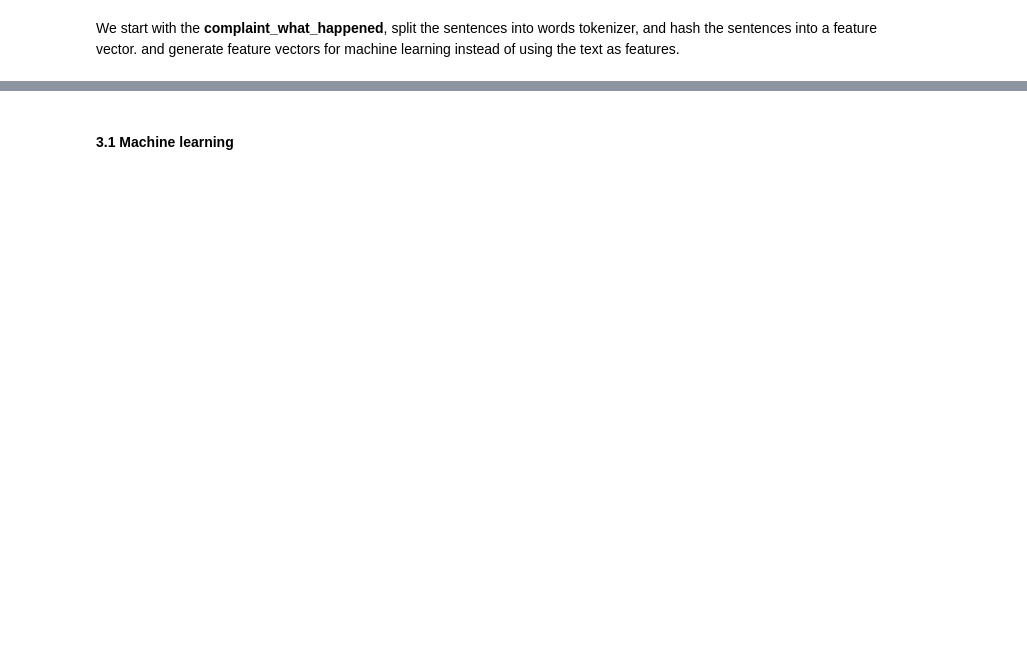
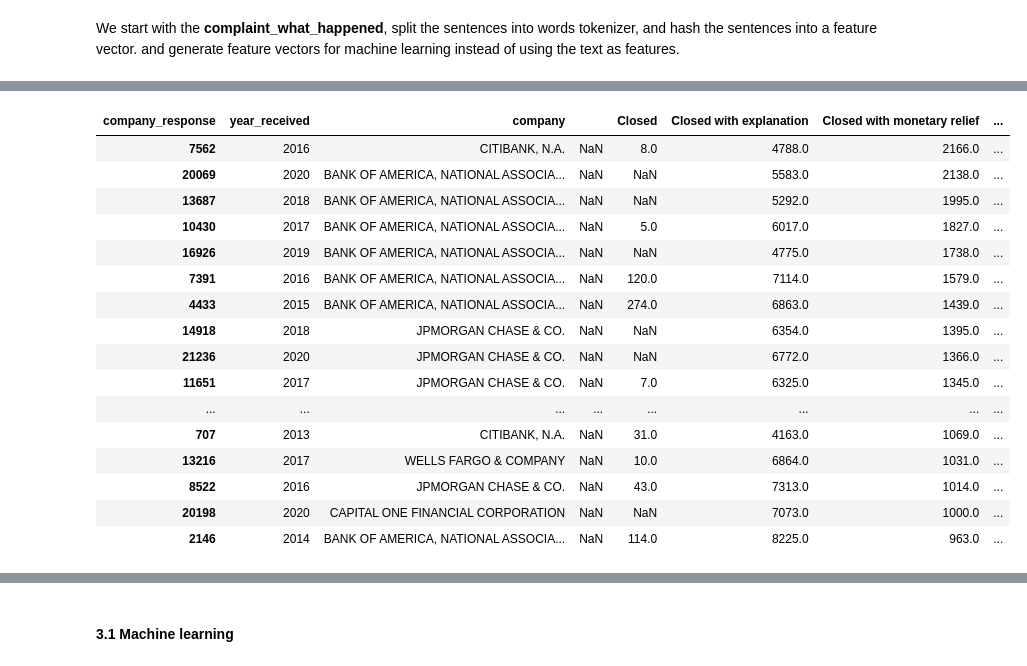
Before and after one commit to rachel0614/BDA2021Project1, a Jupyter notebook: BDA/CustomerComplaint.ipynb, the cells around one changed output, grey strips where cells are left out. Cells and saved outputs as stored; diff of their text form; code cells hidden in the pictures; blank space fills up the shorter version.

```diff
--- a/BDA/CustomerComplaint.ipynb
+++ b/BDA/CustomerComplaint.ipynb
@@ -433,0 +388,4 @@ We start with the **complaint_what_happened**, split the sentences into words to
+# %%
+# is the
+df_company_response_by_year = pd.pivot_table(sdf.groupBy("year_received","company","company_response").count().toPandas(),\
+               values = 'count', index=['year_received','company'], columns = 'company_response').reset_index()
@@ -433,0 +429,20 @@ We start with the **complaint_what_happened**, split the sentences into words to
+# %%
+df_company_response_by_year.sort_values("Closed with monetary relief",ascending=False)[:20]
+# %% [output]
+| company_response | year_received | company |  | Closed | Closed with explanation | Closed with monetary relief | ... |
+| 7562 | 2016 | CITIBANK, N.A. | NaN | 8.0 | 4788.0 | 2166.0 | ... |
+| 20069 | 2020 | BANK OF AMERICA, NATIONAL ASSOCIA... | NaN | NaN | 5583.0 | 2138.0 | ... |
+| 13687 | 2018 | BANK OF AMERICA, NATIONAL ASSOCIA... | NaN | NaN | 5292.0 | 1995.0 | ... |
+| 10430 | 2017 | BANK OF AMERICA, NATIONAL ASSOCIA... | NaN | 5.0 | 6017.0 | 1827.0 | ... |
+| 16926 | 2019 | BANK OF AMERICA, NATIONAL ASSOCIA... | NaN | NaN | 4775.0 | 1738.0 | ... |
+| 7391 | 2016 | BANK OF AMERICA, NATIONAL ASSOCIA... | NaN | 120.0 | 7114.0 | 1579.0 | ... |
+| 4433 | 2015 | BANK OF AMERICA, NATIONAL ASSOCIA... | NaN | 274.0 | 6863.0 | 1439.0 | ... |
+| 14918 | 2018 | JPMORGAN CHASE & CO. | NaN | NaN | 6354.0 | 1395.0 | ... |
+| 21236 | 2020 | JPMORGAN CHASE & CO. | NaN | NaN | 6772.0 | 1366.0 | ... |
+| 11651 | 2017 | JPMORGAN CHASE & CO. | NaN | 7.0 | 6325.0 | 1345.0 | ... |
+| ... | ... | ... | ... | ... | ... | ... | ... |
+| 707 | 2013 | CITIBANK, N.A. | NaN | 31.0 | 4163.0 | 1069.0 | ... |
+| 13216 | 2017 | WELLS FARGO & COMPANY | NaN | 10.0 | 6864.0 | 1031.0 | ... |
+| 8522 | 2016 | JPMORGAN CHASE & CO. | NaN | 43.0 | 7313.0 | 1014.0 | ... |
+| 20198 | 2020 | CAPITAL ONE FINANCIAL CORPORATION | NaN | NaN | 7073.0 | 1000.0 | ... |
+| 2146 | 2014 | BANK OF AMERICA, NATIONAL ASSOCIA... | NaN | 114.0 | 8225.0 | 963.0 | ... |
```
Also changed, not shown: parts of 88 cells of this notebook.
